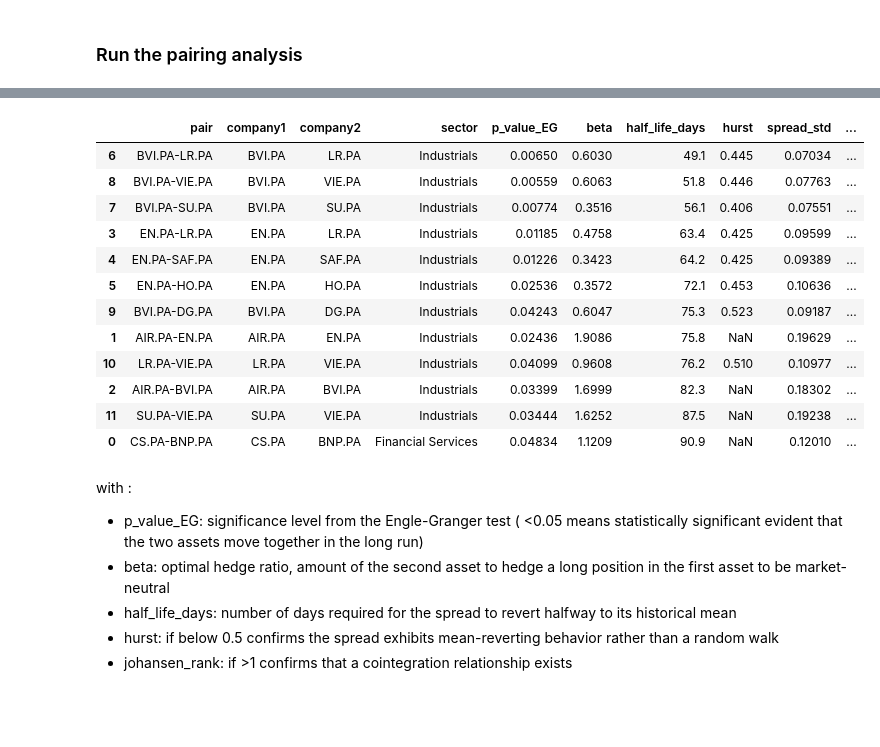
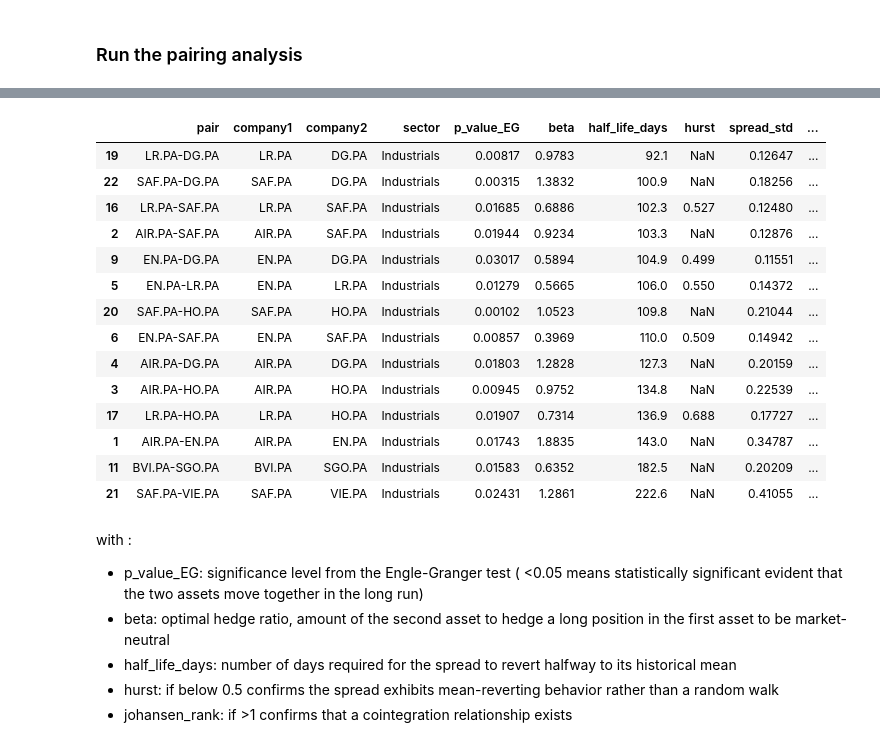
Before and after one commit to samichaignonmejai/equity-pair-screener, a Jupyter notebook: tutorial.ipynb, the cells around one changed output, grey strips where cells are left out. Cells and saved outputs as stored; diff of their text form; code cells hidden in the pictures; blank space fills up the shorter version.

```diff
--- a/tutorial.ipynb
+++ b/tutorial.ipynb
@@ -15,7 +15,7 @@ from src.analysis import PairsTradingAnalyzer, StrategyConfig
 data_provider = Yahoo()
 
 universe = data_provider.get_universe()
-historical_prices = data_provider.get_prices(universe['symbol'].tolist(), '2015-01-01')
+historical_prices = data_provider.get_prices(universe['symbol'].tolist(), '2010-01-01')
 # %% [markdown]
 ### Generate pairs
 # %%
@@ -39,19 +39,21 @@ final_results = analyzer.run_batch_analysis(pairs)
 # %%
-final_results
+final_results[final_results['johansen_rank'] > 0].sort_values(by='')
 # %% [output]
 |  | pair | company1 | company2 | sector | p_value_EG | beta | half_life_days | hurst | spread_std | ... |
-| 6 | BVI.PA-LR.PA | BVI.PA | LR.PA | Industrials | 0.00650 | 0.6030 | 49.1 | 0.445 | 0.07034 | ... |
-| 8 | BVI.PA-VIE.PA | BVI.PA | VIE.PA | Industrials | 0.00559 | 0.6063 | 51.8 | 0.446 | 0.07763 | ... |
-| 7 | BVI.PA-SU.PA | BVI.PA | SU.PA | Industrials | 0.00774 | 0.3516 | 56.1 | 0.406 | 0.07551 | ... |
-| 3 | EN.PA-LR.PA | EN.PA | LR.PA | Industrials | 0.01185 | 0.4758 | 63.4 | 0.425 | 0.09599 | ... |
-| 4 | EN.PA-SAF.PA | EN.PA | SAF.PA | Industrials | 0.01226 | 0.3423 | 64.2 | 0.425 | 0.09389 | ... |
-| 5 | EN.PA-HO.PA | EN.PA | HO.PA | Industrials | 0.02536 | 0.3572 | 72.1 | 0.453 | 0.10636 | ... |
-| 9 | BVI.PA-DG.PA | BVI.PA | DG.PA | Industrials | 0.04243 | 0.6047 | 75.3 | 0.523 | 0.09187 | ... |
-| 1 | AIR.PA-EN.PA | AIR.PA | EN.PA | Industrials | 0.02436 | 1.9086 | 75.8 | NaN | 0.19629 | ... |
-| 10 | LR.PA-VIE.PA | LR.PA | VIE.PA | Industrials | 0.04099 | 0.9608 | 76.2 | 0.510 | 0.10977 | ... |
-| 2 | AIR.PA-BVI.PA | AIR.PA | BVI.PA | Industrials | 0.03399 | 1.6999 | 82.3 | NaN | 0.18302 | ... |
-| 11 | SU.PA-VIE.PA | SU.PA | VIE.PA | Industrials | 0.03444 | 1.6252 | 87.5 | NaN | 0.19238 | ... |
-| 0 | CS.PA-BNP.PA | CS.PA | BNP.PA | Financial Services | 0.04834 | 1.1209 | 90.9 | NaN | 0.12010 | ... |
+| 19 | LR.PA-DG.PA | LR.PA | DG.PA | Industrials | 0.00817 | 0.9783 | 92.1 | NaN | 0.12647 | ... |
+| 22 | SAF.PA-DG.PA | SAF.PA | DG.PA | Industrials | 0.00315 | 1.3832 | 100.9 | NaN | 0.18256 | ... |
+| 16 | LR.PA-SAF.PA | LR.PA | SAF.PA | Industrials | 0.01685 | 0.6886 | 102.3 | 0.527 | 0.12480 | ... |
+| 2 | AIR.PA-SAF.PA | AIR.PA | SAF.PA | Industrials | 0.01944 | 0.9234 | 103.3 | NaN | 0.12876 | ... |
+| 9 | EN.PA-DG.PA | EN.PA | DG.PA | Industrials | 0.03017 | 0.5894 | 104.9 | 0.499 | 0.11551 | ... |
+| 5 | EN.PA-LR.PA | EN.PA | LR.PA | Industrials | 0.01279 | 0.5665 | 106.0 | 0.550 | 0.14372 | ... |
+| 20 | SAF.PA-HO.PA | SAF.PA | HO.PA | Industrials | 0.00102 | 1.0523 | 109.8 | NaN | 0.21044 | ... |
+| 6 | EN.PA-SAF.PA | EN.PA | SAF.PA | Industrials | 0.00857 | 0.3969 | 110.0 | 0.509 | 0.14942 | ... |
+| 4 | AIR.PA-DG.PA | AIR.PA | DG.PA | Industrials | 0.01803 | 1.2828 | 127.3 | NaN | 0.20159 | ... |
+| 3 | AIR.PA-HO.PA | AIR.PA | HO.PA | Industrials | 0.00945 | 0.9752 | 134.8 | NaN | 0.22539 | ... |
+| 17 | LR.PA-HO.PA | LR.PA | HO.PA | Industrials | 0.01907 | 0.7314 | 136.9 | 0.688 | 0.17727 | ... |
+| 1 | AIR.PA-EN.PA | AIR.PA | EN.PA | Industrials | 0.01743 | 1.8835 | 143.0 | NaN | 0.34787 | ... |
+| 11 | BVI.PA-SGO.PA | BVI.PA | SGO.PA | Industrials | 0.01583 | 0.6352 | 182.5 | NaN | 0.20209 | ... |
+| 21 | SAF.PA-VIE.PA | SAF.PA | VIE.PA | Industrials | 0.02431 | 1.2861 | 222.6 | NaN | 0.41055 | ... |
 # %% [markdown]
 with :
 
```
Also changed, not shown: parts of 2 cells of this notebook, 2 other files.
